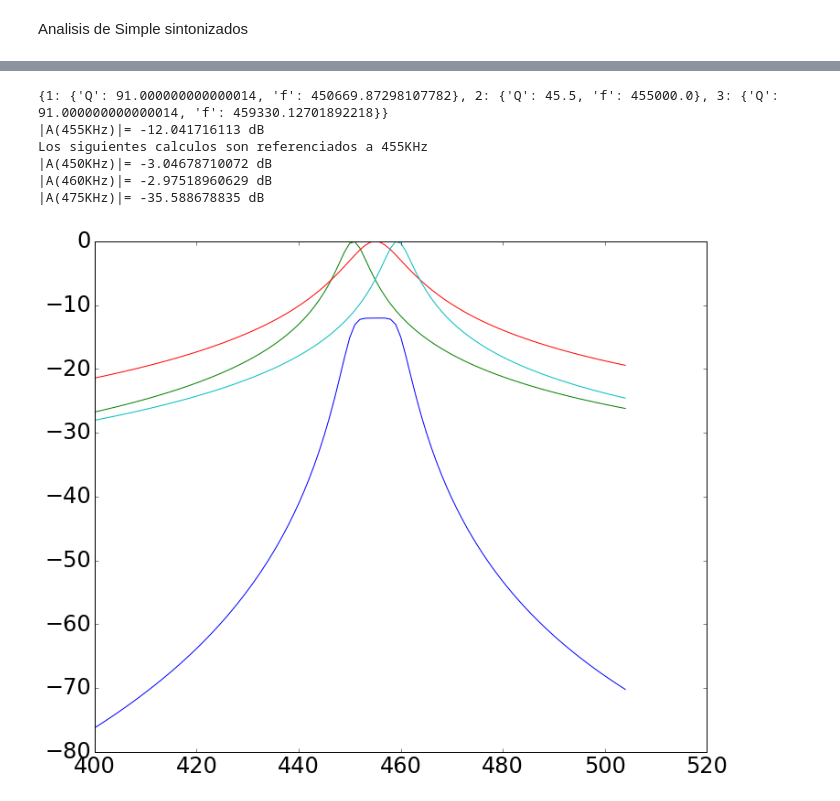
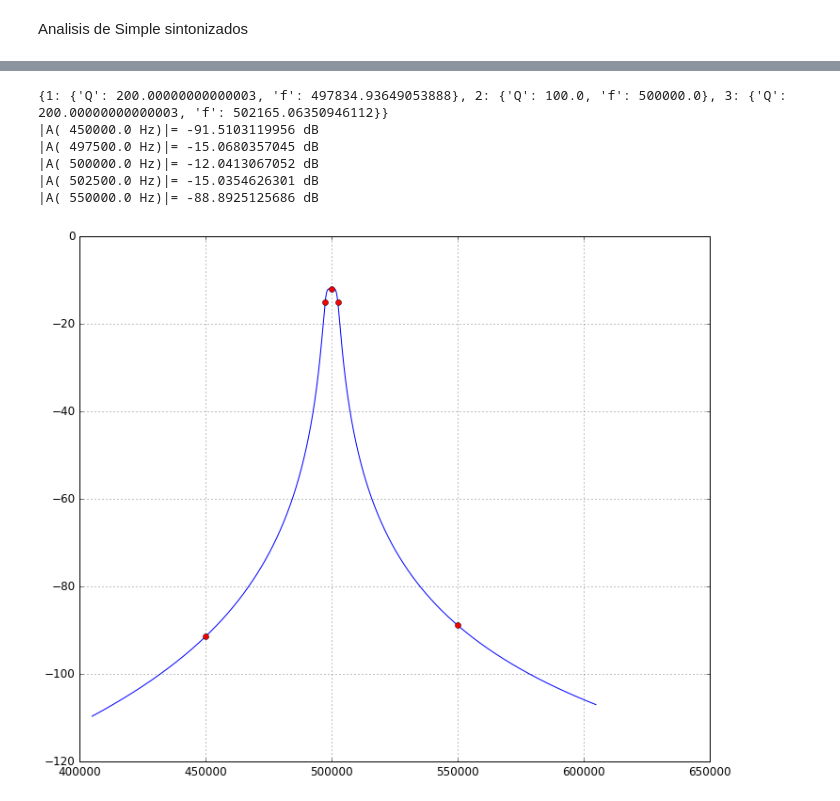
Before and after one commit to alejandro-alm/eaiii, a Jupyter notebook: Ejercicios/Sintonizados/SS_Butt_Chev.ipynb, the cells around one changed output, grey strips where cells are left out. Saved outputs shown, nothing was run; the diff lists cells and outputs as text; code cells hidden in the pictures.

```diff
--- a/Ejercicios/Sintonizados/SS_Butt_Chev.ipynb
+++ b/Ejercicios/Sintonizados/SS_Butt_Chev.ipynb
@@ -18,28 +16,35 @@ params = {'legend.fontsize': 24,
 plt.rcParams.update(params)
 # %%
 #Simple Sintonizado
+
+## Ganancia normalizada
 def SS(f,fo,Q,n=1):
     return 1/((1+(Q*(f/fo-fo/f))**2))**(n/2)
 
+## Calcula Q para una Atenuación A, n es el numero de etapas en cascada
 def SS_Q(f,fo,A,n=1):
     return (((1/A)**(2/n) -1 )**.5) /(f/fo-fo/f)
 
 #Butterworth
+# Calcula el Qm para un ancho de banda BW, n es el numero de etapas en cascada
 def BT_Q(fo,BW,n,m):
-    return fo/BW/np.sin((2*m-1)/n*np.pi/2)
+    return (((2**.5)**2-1)**(1/2/n))*fo/BW/np.sin((2*m-1)/n*np.pi/2)
+# Calcula el fm para un ancho de banda BW, n es el numero de etapas en cascada
+def BT_f(fo,BW,n,m):
+    return fo - (((2**.5)**2-1)**(1/2/n))*BW/2*np.cos((2*m-1)/n*np.pi/2)
 
-def BT_f(fo,BW,n,m):
-    return fo - BW/2*np.cos((2*m-1)/n*np.pi/2)
 
 #Chevishev
+## Calcula el Qm para un ancho de banda BW, n es el numero de etapas en cascada
 def CV_Q(fo,BW,n,m):
     return (fo/BW/np.sin((2*m-1)/n*np.pi/2))/np.sinh(0.88137/n)
 
+## Calcula el fm para un ancho de banda BW, n es el numero de etapas en cascada
 def CV_f(fo,BW,n,m):
     return fo - BW/2*np.cos((2*m-1)/n*np.pi/2)*np.cosh(0.88137/n)
 
 
 
-#Respuesta
+#Respuesta para el diccionario del filtro (ver codigo debajo)
 def RSS(fx, filtro):
     return sum([20*np.log10(SS(fx,filtro[m]['f'],filtro[m]['Q'])) for m in filtro])
@@ -112,38 +105,50 @@ plt.show()
 # %%
 #Butterworth
-fo = 455e3
-BW = 10e3
-n = 3 # numero de polos
+
 
 BTF = dict()
 for m in np.arange(1,n+1,1):
     if m not in BTF: BTF[m]=dict()
     BTF[m]['Q'] =BT_Q(fo,BW,n,m)
     BTF[m]['f'] =BT_f(fo,BW,n,m)
 
+# diccionario del filtro, se usa para el calculo de la transferencia
 print(BTF)
-print('|A(455KHz)|=',RSS(455e3,BTF), 'dB')
-print('Los siguientes calculos son referenciados a 455KHz')
 
-print('|A(450KHz)|=',RSS(450e3,BTF)-RSS(455e3,BTF), 'dB')
-print('|A(460KHz)|=',RSS(460e3,BTF)-RSS(455e3,BTF), 'dB')
-print('|A(475KHz)|=',RSS(475e3,BTF)-RSS(455e3,BTF), 'dB')
+# imprime en pantalla
+for f in [fci,fi,fo,fs,fcs]:
+    print('|A(',f,'Hz)|=',RSS(f,BTF), 'dB')
 
-freq = np.arange(400e3,505e3,1e3)
-plt.plot(freq/1e3,[RSS(fa,BTF) for fa in freq])
+# plot de la respuesta, se grafican las frecuencias de canales adyacentes
+freq = np.arange(fci*0.9,fcs*1.1,fo/1e4)
+plt.plot(freq,[RSS(fa,BTF) for fa in freq])
+
+for f in [fci,fi,fo,fs,fcs]:
+    plt.plot(f,RSS(f,BTF) ,'ro')
+
+plt.grid()
+plt.show()
+
+
+# plot de la respuesta para la banda de paso
+freq = np.arange(fi*0.9,fs*1.1,fo/1e4)
+plt.plot(freq,[RSS(fa,BTF) for fa in freq])
+
 for m in np.arange(1,n+1,1):
     BTFn = dict()
     BTFn[m] =  BTF[m]
-    plt.plot(freq/1e3,[RSS(fa,BTFn) for fa in freq])
-#plt.plot(445e3/1e3,RSS(445e3,BTF) ,'ro')
-#plt.plot(465e3/1e3,RSS(465e3,BTF) ,'ro')
-#plt.plot(475e3/1e3,RSS(475e3,BTF) ,'ro')
+    plt.plot(freq,[RSS(fa,BTFn) for fa in freq], 'g-')
+
+for f in [fi,fo,fs]:
+    plt.plot(f,RSS(f,BTF) ,'ro')
+
+plt.grid()
 plt.show()
 # %% [output]
-{1: {'Q': 91.000000000000014, 'f': 450669.87298107782}, 2: {'Q': 45.5, 'f': 455000.0}, 3: {'Q': 91.000000000000014, 'f': 459330.12701892218}}
-|A(455KHz)|= -12.041716113 dB
-Los siguientes calculos son referenciados a 455KHz
-|A(450KHz)|= -3.04678710072 dB
-|A(460KHz)|= -2.97518960629 dB
-|A(475KHz)|= -35.588678835 dB
+{1: {'Q': 200.00000000000003, 'f': 497834.93649053888}, 2: {'Q': 100.0, 'f': 500000.0}, 3: {'Q': 200.00000000000003, 'f': 502165.06350946112}}
+|A( 450000.0 Hz)|= -91.5103119956 dB
+|A( 497500.0 Hz)|= -15.0680357045 dB
+|A( 500000.0 Hz)|= -12.0413067052 dB
+|A( 502500.0 Hz)|= -15.0354626301 dB
+|A( 550000.0 Hz)|= -88.8925125686 dB
-[figure, old version]
+[figure, new version]
```
Also changed, not shown: parts of 10 cells of this notebook.
